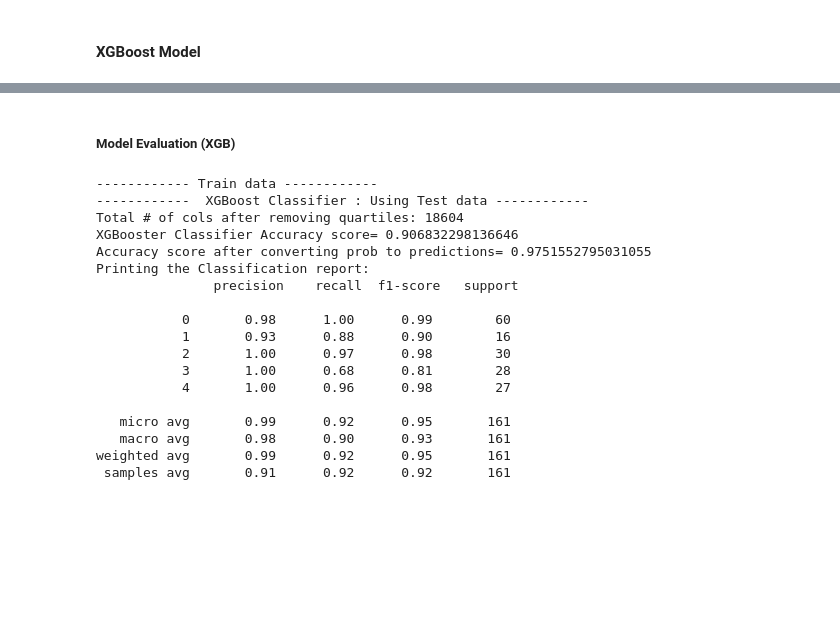
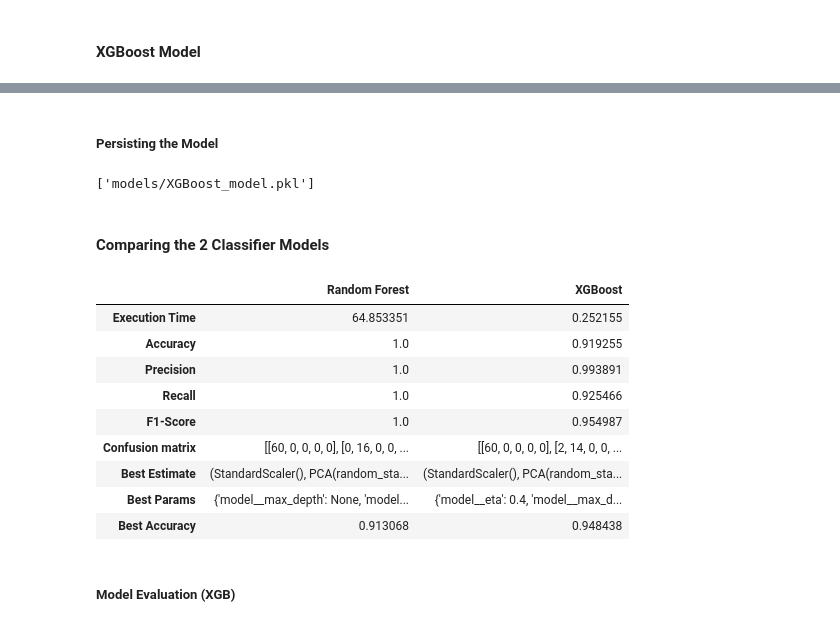
Before and after one commit to spedapalli/ml-ai-projects, a Jupyter notebook: lifesciences/gene-exp-4-tumor/gene-exp-4-tumor.ipynb, the cells around one changed output, grey strips where cells are left out. Saved outputs shown, nothing was run; the diff lists cells and outputs as text; code cells hidden in the pictures; blank space fills up the shorter version.

Commit message:
tuned models on hyperparams

```diff
--- a/lifesciences/gene-exp-4-tumor/gene-exp-4-tumor.ipynb
+++ b/lifesciences/gene-exp-4-tumor/gene-exp-4-tumor.ipynb
@@ -636,0 +675,8 @@ def predict_randomforest(rd_pipeline: Pipeline, X_pca_dataframe: DataFrame, y_se
+# %%
+
+# best_results = fit_predict_model(X_train_pca, y_train)
+
+# Random Forest :
+rf_model = models_config['Random Forest']['model']
+rf_model_config = models_config['Random Forest']['params']
+rf_grid_search = fit_model(model=rf_model, model_params=rf_model_config, X_df=X_train_pca, y_series=y_train)
@@ -637,2 +685,7 @@ def predict_randomforest(rd_pipeline: Pipeline, X_pca_dataframe: DataFrame, y_se
 # %% [markdown]
 ##### Model Evaluation
+# %%
+rf_X_test_pca = clean_input_data(X_test, df_feature_outliers)
+
+rf_best_results = predict_model(grid_search=rf_grid_search, X_df=rf_X_test_pca, y_series=y_test)
+print(rf_best_results)
@@ -708,0 +894,15 @@ Writing 18604 Gene expression contributions for each Tumor to CSV file: data-ana
+# %%
+xgb_model = models_config['XGBoost']['model']
+xgb_model_config = models_config['XGBoost']['params']
+
+y_train_bin = convert_to_binary(y_train)
+# print(y_train_bin)
+# Uncomment below to identify mappings between binary format and the actual label
+# 0=BRCA 1=COAD, 2=KIRC, 3=LUAD, 4=PRAD
+# print("Binary data: ", y_train_bin)
+# print("Label to int mapping: ", label_binzer.inverse_transform(np.array(y_train_bin)))
+
+xgb_grid_search = fit_xgb_classifier(model=xgb_model, model_params=xgb_model_config, X_df=X_train_pca, y_series=y_train_bin)
+
+# xgb_train_best_results = predict_xgb_classifier(grid_search=xgb_grid_search, X_df=X_train_pca, y_series_bin=y_train_bin)
+# print(xgb_train_best_results)
@@ -708,0 +911,6 @@ Writing 18604 Gene expression contributions for each Tumor to CSV file: data-ana
+# %%
+xgb_y_test_bin = convert_to_binary(y_test)
+xgb_X_test_pca = clean_input_data(X_test, df_feature_outliers)
+
+xgb_best_results = predict_xgb_classifier(grid_search=xgb_grid_search, X_df=xgb_X_test_pca, y_series_bin=xgb_y_test_bin)
+print(xgb_best_results)
@@ -708,0 +951,6 @@ Writing 18604 Gene expression contributions for each Tumor to CSV file: data-ana
+# %% [markdown]
+##### Persisting the Model
+# %%
+joblib.dump(xgb_trained_model, f"{MODELS_DIR}XGBoost_model.pkl")
+# %% [output]
+['models/XGBoost_model.pkl']
@@ -709 +961,18 @@ Writing 18604 Gene expression contributions for each Tumor to CSV file: data-ana
+# %% [markdown]
+#### Comparing the 2 Classifier Models
+# %%
+results_df = pd.DataFrame([rf_best_results, xgb_best_results]).T #.sort_values(by='Accuracy', ascending=False)
+results_df.columns = ['Random Forest', 'XGBoost']
+results_df
+# %% [output]
+|  | Random Forest | XGBoost |
+| Execution Time | 64.853351 | 0.252155 |
+| Accuracy | 1.0 | 0.919255 |
+| Precision | 1.0 | 0.993891 |
+| Recall | 1.0 | 0.925466 |
+| F1-Score | 1.0 | 0.954987 |
+| Confusion matrix | [[60, 0, 0, 0, 0], [0, 16, 0, 0, ... | [[60, 0, 0, 0, 0], [2, 14, 0, 0, ... |
+| Best Estimate | (StandardScaler(), PCA(random_sta... | (StandardScaler(), PCA(random_sta... |
+| Best Params | {'model__max_depth': None, 'model... | {'model__eta': 0.4, 'model__max_d... |
+| Best Accuracy | 0.913068 | 0.948438 |
 # %%
@@ -804,24 +1081,3 @@ def run_pca_xgboost():
-# %%
-run_pca_xgboost()
-# %% [output]
------------- Train data ------------
-------------  XGBoost Classifier : Using Test data ------------
-Total # of cols after removing quartiles: 18604
-XGBooster Classifier Accuracy score= 0.906832298136646
-Accuracy score after converting prob to predictions= 0.9751552795031055
-Printing the Classification report:
-               precision    recall  f1-score   support
-
-           0       0.98      1.00      0.99        60
-           1       0.93      0.88      0.90        16
-           2       1.00      0.97      0.98        30
-           3       1.00      0.68      0.81        28
-           4       1.00      0.96      0.98        27
-
-   micro avg       0.99      0.92      0.95       161
-   macro avg       0.98      0.90      0.93       161
-weighted avg       0.99      0.92      0.95       161
- samples avg       0.91      0.92      0.92       161
 # %%
 # Area under Curve - REF : https://www.geeksforgeeks.org/interpreting-random-forest-classification-results/
 # -------- #TODO : need to fix the roc_curve function
```
Also changed, not shown: parts of 39 cells of this notebook, 5 other files.
